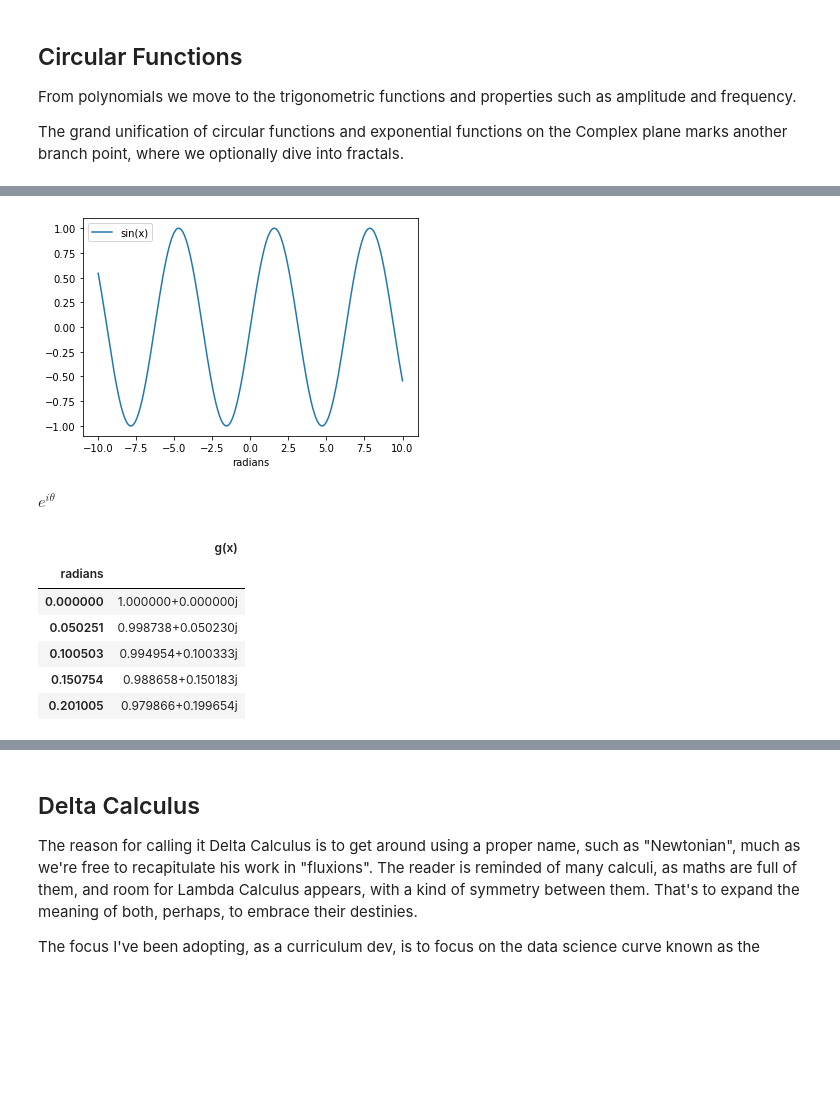
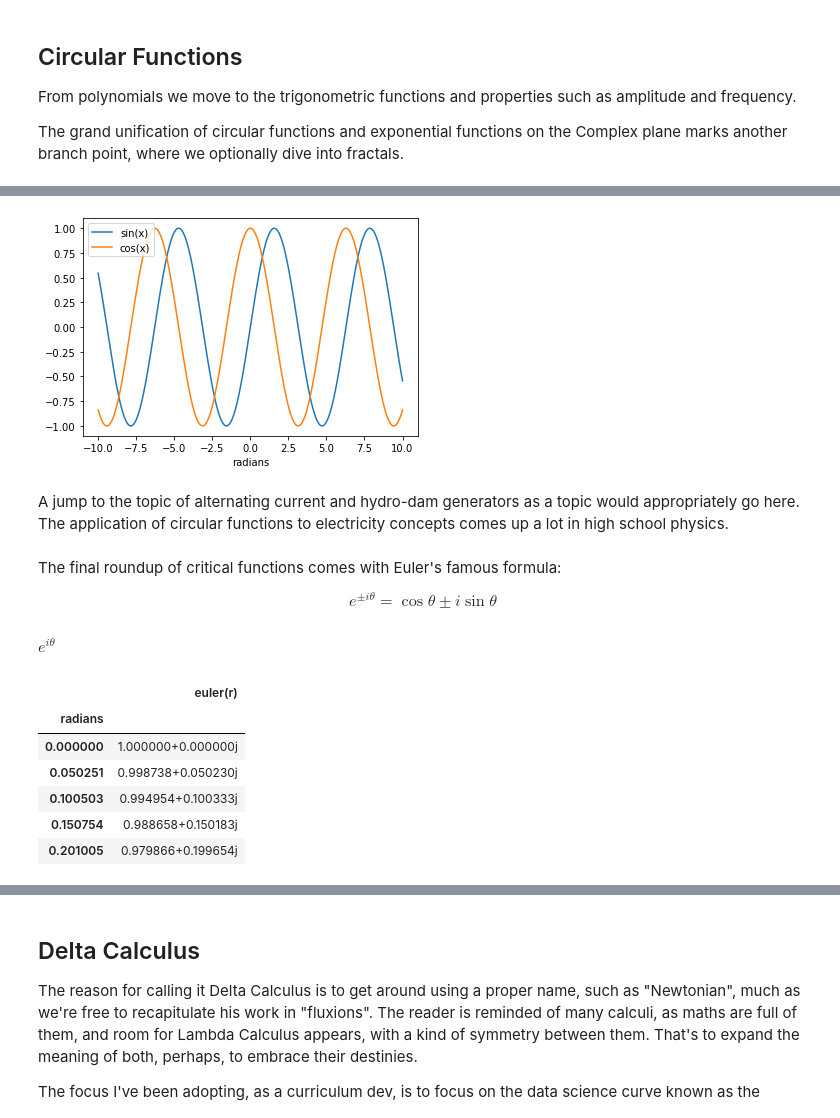
Before and after one commit to 4dsolutions/elite_school, a Jupyter notebook: ADS_highschool_math.ipynb, the cells around one changed output, grey strips where cells are left out. Drawn from its saved outputs; the diff is of its cells as text; code cells hidden in the pictures; blank space fills up the shorter version.

```diff
--- a/ADS_highschool_math.ipynb
+++ b/ADS_highschool_math.ipynb
@@ -127,8 +149,9 @@ From polynomials we move to the trigonometric functions and properties such as a
 The grand unification of circular functions and exponential functions on the Complex plane marks another branch point, where we optionally dive into fractals.
 # %%
 domain = np.linspace(-10, 10, 400)
-data_sin = pd.DataFrame({"sin(x)": np.sin(domain)},
+data_trig = pd.DataFrame({"sin(x)": np.sin(domain),
+                         "cos(x)": np.cos(domain)},
                       index = domain)
-data_sin.index.name = 'radians'
-data_sin.head()
+data_trig.index.name = 'radians'
+data_trig.head()
 # %% [output]
@@ -142,7 +171,15 @@ data_sin.head()
 # %%
-data_sin.plot();
+ax = data_trig.plot()
 # %% [output]
-[figure, old version]
+[figure, new version]
+# %% [markdown]
+A jump to the topic of alternating current and hydro-dam generators as a topic would appropriately go here.  The application of circular functions to electricity concepts comes up a lot in high school physics.
+# %% [markdown]
+The final roundup of critical functions comes with Euler's famous formula:
+
+$$
+e^{ \pm i\theta } = \cos \theta \pm i\sin \theta
+$$
 # %%
 theta = sp.Symbol('theta')
 expr = sp.exp(sp.I * theta)
@@ -154,11 +191,11 @@ g = sp.lambdify(theta, expr, 'numpy')
 # %%
-domain = np.linspace(0, 10, 200)
-data_g = pd.DataFrame({"g(x)": g(domain)},
-                      index = domain)
-data_g.index.name = 'radians'
-data_g.head()
+domain     = np.linspace(0, 10, 200)  # for wrapping around and around the circle
+data_euler = pd.DataFrame({"euler(r)": euler(domain)},  # r for radians
+                            index = domain)
+data_euler.index.name = 'radians'
+data_euler.head()
 # %% [output]
-|  | g(x) |
+|  | euler(r) |
 | radians |  |
 | 0.000000 | 1.000000+0.000000j |
 | 0.050251 | 0.998738+0.050230j |
```
Also changed, not shown: parts of 29 cells of this notebook.
